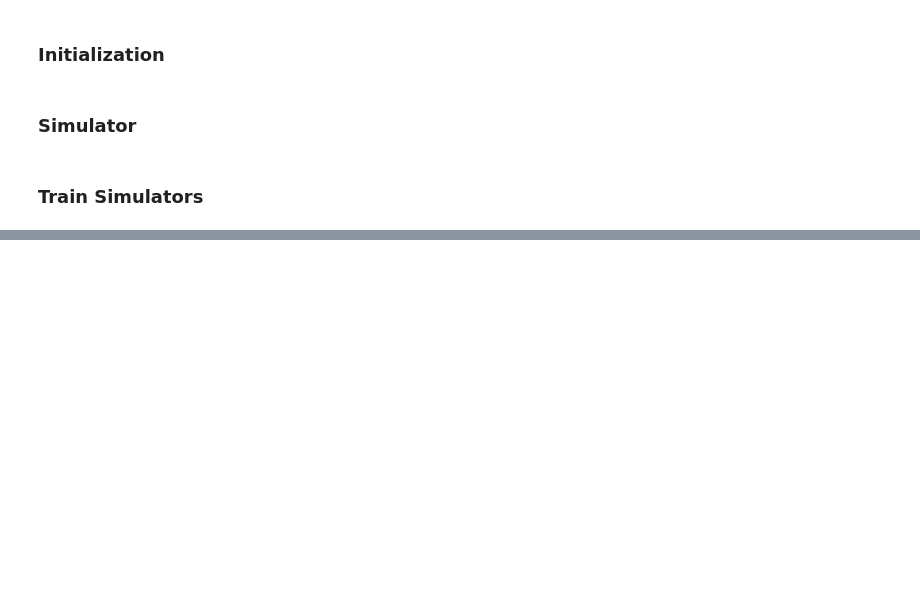
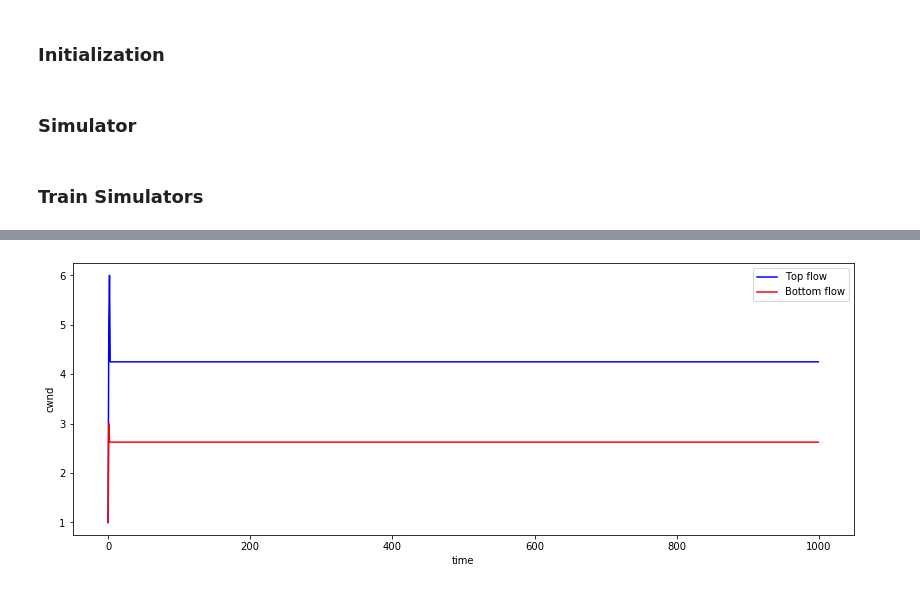
Before and after one commit to armanr99/NS2-TCP-Congestion-Control, a Jupyter notebook: congestion.ipynb, the cells around one changed output, grey strips where cells are left out. Saved outputs shown, nothing was run; the diff lists cells and outputs as text; code cells hidden in the pictures; blank space fills up the shorter version.

```diff
--- a/congestion.ipynb
+++ b/congestion.ipynb
@@ -48,3 +74,3 @@ tahoeSimulator.train()
 # %%
-vegasSimulator = Simulator("Vegas")
-vegasSimulator.train()
+vegas_simulator = Simulator("Vegas")
+vegas_simulator.train()
@@ -50,0 +91,4 @@ vegasSimulator.train()
+# %%
+vegas_simulator.plot_cwnd()
+# %% [output]
+[figure, added]
```
Also changed, not shown: parts of 13 cells of this notebook.
